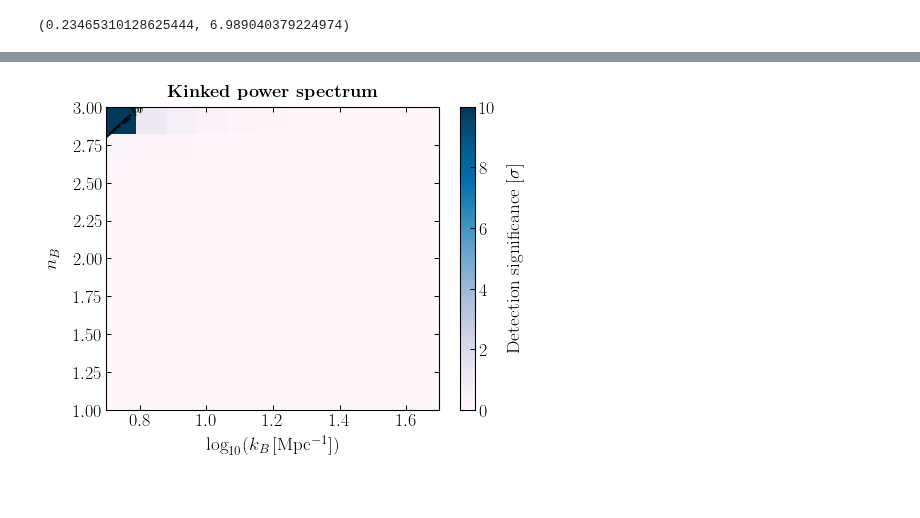
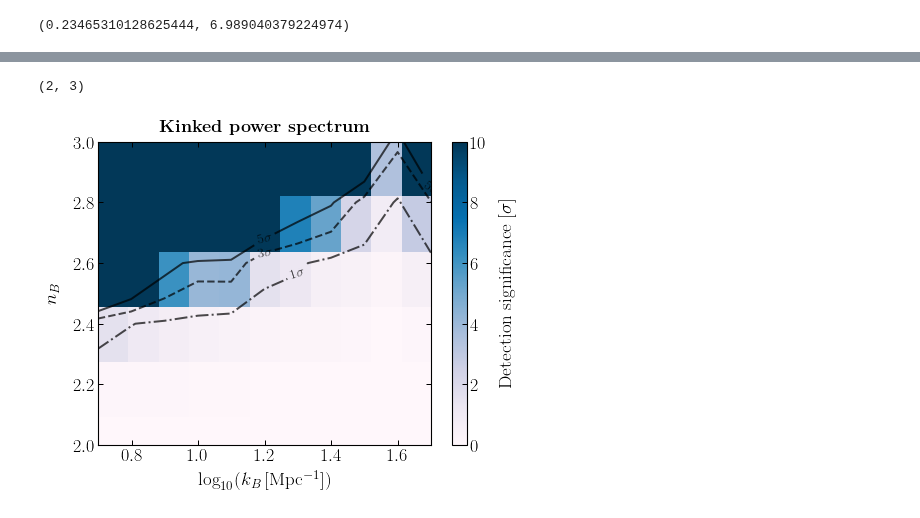
Before and after one commit to smsharma/astrometry-lensing-correlations, a Jupyter notebook: theory/notebooks/08_kink_pipeline.ipynb, the cells around one changed output, grey strips where cells are left out. Saved outputs shown, nothing was run; the diff lists cells and outputs as text; code cells hidden in the pictures.

```diff
--- a/theory/notebooks/08_kink_pipeline.ipynb
+++ b/theory/notebooks/08_kink_pipeline.ipynb
@@ -302,34 +302,37 @@ for i_n_B, n_B in enumerate((tqdm(n_B_ary))):
 mpl.rcParams['figure.figsize'] = 7, 5.5
 
 levels = [1,3,5]
 # levels = [0.1,0.2,5]
 
 X, Y = np.meshgrid(np.log10(k_B_ary), n_B_ary)
 
 fig, ax = plt.subplots()
 
 CS = ax.contour(X, Y, sens_ary, levels = levels, linestyles=['-.','--','-'], colors='k', linewidths=2, alpha=0.7)
 
 fmt = {}
 strs = ['1$\sigma$', '3$\sigma$', '5$\sigma$']
 for l, s in zip(CS.levels, strs):
     fmt[l] = s
 
 im = ax.imshow(sens_ary,cmap = 'PuBu', aspect='auto', origin='lower', extent=[np.log10(5),np.log10(50),1,3], vmin=0, vmax=10)
 
 ax.clabel(CS, fmt=fmt,inline=1, fontsize=14)
 
 ax.set_xlabel("$\log_{10}(k_B\,\mathrm{[Mpc^{-1}]})$")
 ax.set_ylabel("$n_B$")
 ax.set_title('\\textbf{Kinked power spectrum}', fontsize=18)
 
 cbar = fig.colorbar(im)
 cbar.set_label('Detection significance [$\sigma$]')
 
 plt.tight_layout()
 # plt.savefig(plots_dir + "kink_PS_sig.pdf")
+
+plt.ylim(2, 3)
 # %% [output]
+(2, 3)
-[figure, old version]
+[figure, new version]
 # %%
 k_B = 3.
 Cl_mu_ary = np.load("../cluster/cluster_out/calib2_6.294627058970836_3.0.npz")['C_l_mu_new']
```
Also changed, not shown: parts of 2 cells of this notebook, 2 other files.
